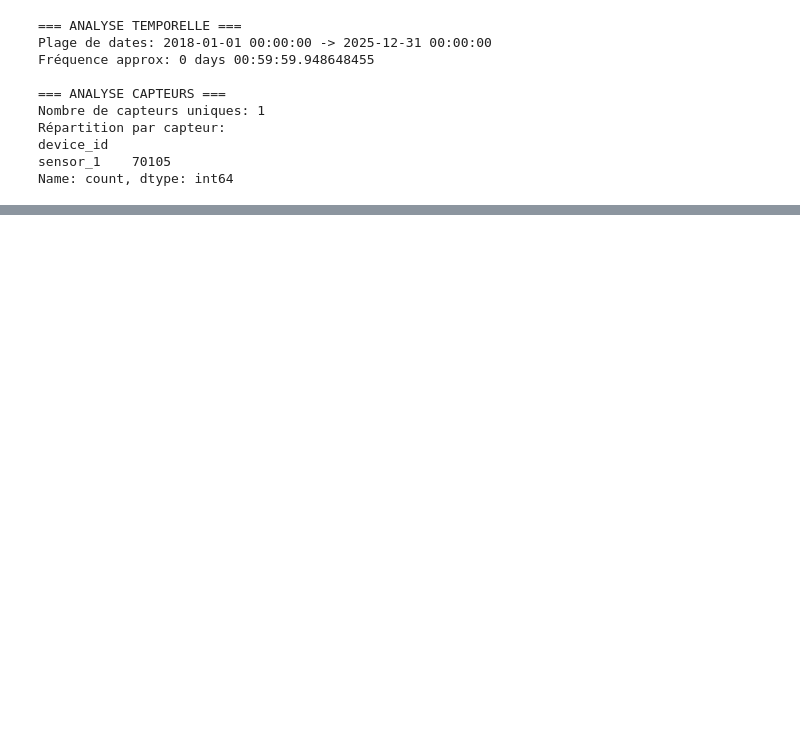
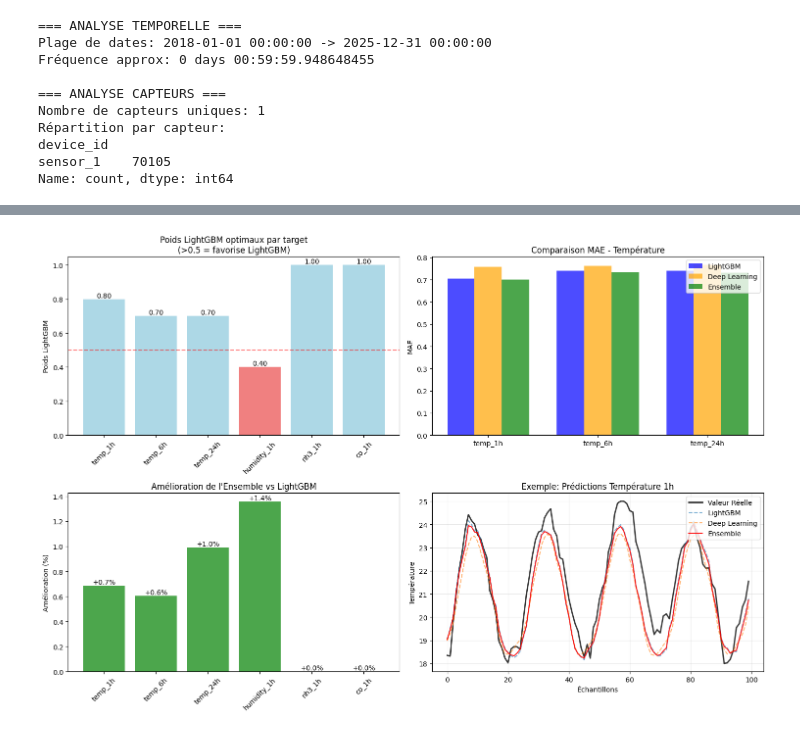
Before and after one commit to Macky0101/classification_dimage_et_Predic_ST, a Jupyter notebook: serrie_temp.ipynb, the cells around one changed output, grey strips where cells are left out. Cells and saved outputs as stored; diff of their text form; code cells hidden in the pictures; blank space fills up the shorter version.

```diff
--- a/serrie_temp.ipynb
+++ b/serrie_temp.ipynb
@@ -422,0 +2452,82 @@ print(f"✅ Mémoire disponible : {available:.2f} Go")
+# %%
+# 7. VISUALISATION DES RÉSULTATS
+print("\n6. Visualisation des résultats...")
+
+fig, axes = plt.subplots(2, 2, figsize=(15, 10))
+
+# Graphique 1: Poids optimaux pour les targets principales
+targets_plot = key_targets
+weights_plot = [optimal_weights[t] for t in targets_plot]
+
+bars = axes[0, 0].bar(targets_plot, weights_plot,
+                     color=['lightblue' if w > 0.5 else 'lightcoral' for w in weights_plot])
+axes[0, 0].set_title('Poids LightGBM optimaux par target\n(>0.5 = favorise LightGBM)')
+axes[0, 0].set_ylabel('Poids LightGBM')
+axes[0, 0].axhline(y=0.5, color='red', linestyle='--', alpha=0.5)
+axes[0, 0].tick_params(axis='x', rotation=45)
+
+# Ajouter les valeurs sur les bars
+for bar, weight in zip(bars, weights_plot):
+    height = bar.get_height()
+    axes[0, 0].text(bar.get_x() + bar.get_width()/2., height,
+                   f'{weight:.2f}', ha='center', va='bottom')
+
+# Graphique 2: Comparaison des MAE pour température
+temp_targets = ['temp_1h', 'temp_6h', 'temp_24h']
+lgb_temp = [lgb_results[t]['MAE'] for t in temp_targets]
+dl_temp = [dl_results[t]['MAE'] for t in temp_targets]
+ensemble_temp = [ensemble_results[t]['MAE'] for t in temp_targets]
+
+x = np.arange(len(temp_targets))
+width = 0.25
+
+axes[0, 1].bar(x - width, lgb_temp, width, label='LightGBM', alpha=0.7, color='blue')
+axes[0, 1].bar(x, dl_temp, width, label='Deep Learning', alpha=0.7, color='orange')
+axes[0, 1].bar(x + width, ensemble_temp, width, label='Ensemble', alpha=0.7, color='green')
+axes[0, 1].set_title('Comparaison MAE - Température')
+axes[0, 1].set_xticks(x)
+axes[0, 1].set_xticklabels(temp_targets)
+axes[0, 1].legend()
+axes[0, 1].set_ylabel('MAE')
+
+# Graphique 3: Amélioration de l'ensemble vs LightGBM
+improvements = []
+for target in key_targets:
+    lgb_mae = lgb_results[target]['MAE']
+    ensemble_mae = ensemble_results[target]['MAE']
+    improvement = (lgb_mae - ensemble_mae) / lgb_mae * 100
+    improvements.append(improvement)
+
+colors = ['green' if x >= 0 else 'red' for x in improvements]
+axes[1, 0].bar(key_targets, improvements, color=colors, alpha=0.7)
+axes[1, 0].axhline(y=0, color='black', linestyle='-', alpha=0.3)
+axes[1, 0].set_title('Amélioration de l\'Ensemble vs LightGBM')
+axes[1, 0].set_ylabel('Amélioration (%)')
+axes[1, 0].tick_params(axis='x', rotation=45)
+
+# Ajouter les valeurs sur les bars
+for i, (target, imp) in enumerate(zip(key_targets, improvements)):
+    axes[1, 0].text(i, imp, f'{imp:+.1f}%',
+                   ha='center', va='bottom' if imp >= 0 else 'top')
+
+# Graphique 4: Exemple de prédictions ensemble
+sample_idx = 50
+time_points = range(min(100, len(y_test)))
+
+axes[1, 1].plot(time_points, y_test[sample_idx:sample_idx+100, 0],
+                label='Valeur Réelle', color='black', linewidth=2, alpha=0.8)
+axes[1, 1].plot(time_points, lgb_preds[sample_idx:sample_idx+100, 0],
+                label='LightGBM', alpha=0.6, linestyle='--')
+axes[1, 1].plot(time_points, dl_preds[sample_idx:sample_idx+100, 0],
+                label='Deep Learning', alpha=0.6, linestyle='--')
+axes[1, 1].plot(time_points, ensemble_predictions[sample_idx:sample_idx+100, 0],
+                label='Ensemble', alpha=0.9, linewidth=1.5, color='red')
+axes[1, 1].set_title('Exemple: Prédictions Température 1h')
+axes[1, 1].set_xlabel('Échantillons')
+axes[1, 1].set_ylabel('Température')
+axes[1, 1].legend()
+axes[1, 1].grid(True, alpha=0.3)
+
+plt.tight_layout()
+plt.show()
+# %% [output]
@@ -422,0 +2535 @@ print(f"✅ Mémoire disponible : {available:.2f} Go")
+[figure, added]
```
Also changed, not shown: parts of 48 cells of this notebook, 12 other files.
